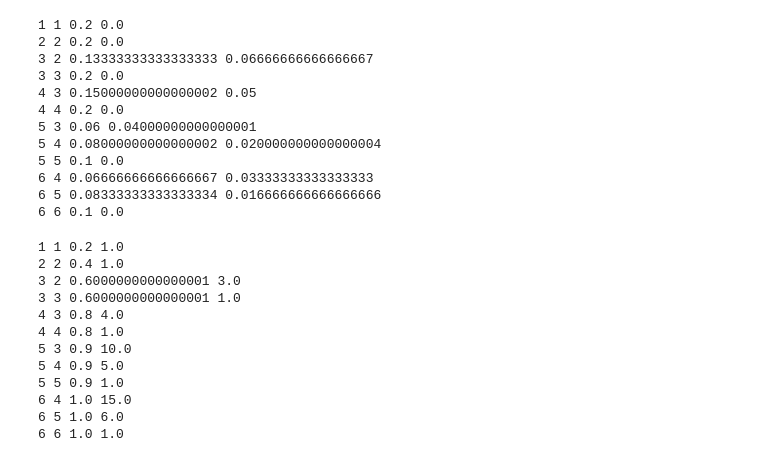
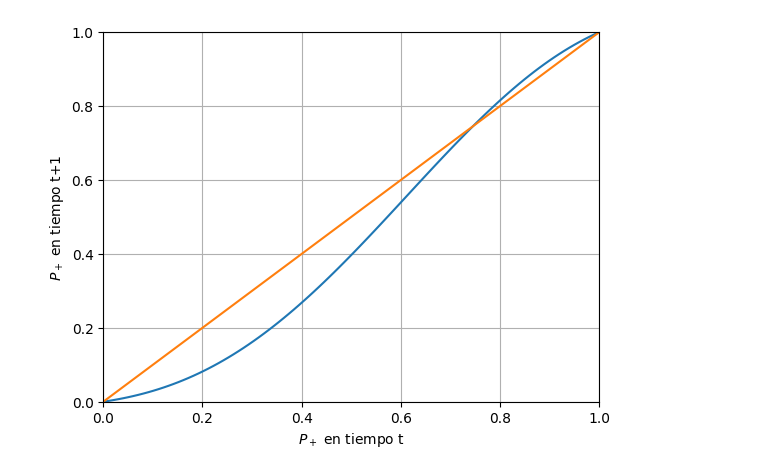
Before and after one commit to spulgares/Sociofisica, a Jupyter notebook: Majority Rule Model/Majority Rule.ipynb, the cells around one changed output. Drawn from its saved outputs; the diff is of its cells as text; code cells hidden in the pictures.

```diff
--- a/Majority Rule Model/Majority Rule.ipynb
+++ b/Majority Rule Model/Majority Rule.ipynb
@@ -55,40 +35,24 @@ def test(L, *args):
+# %%
+def plotter(L,*args):
+    P0=np.linspace(0,1,100)
+    total_sum_values=[]
+    for item in P0:
+        try:
+            sum_i, total_sum = test(L, item, *args)
+            total_sum_values.append(total_sum)
+        except:
+            print('')
+            break
+    if len(total_sum_values)!=0:
+        plt.plot(P0,total_sum_values)
+        plt.plot(P0,P0)
+        plt.xlabel(r'$P_+$ en tiempo t')
+        plt.ylabel(r'$P_+$ en tiempo t+1')
+        plt.xlim(0, 1)
+        plt.ylim(0,1)
+        plt.grid(True)
+        plt.show()
 # %%
-test(6, 0.2,0.2,0.2,0.2,0.1,0.1)
+plotter(6,0.2,0.2,0.2,0.2,0.1,0.1)
 # %% [output]
-1 1 0.2 0.0
-2 2 0.2 0.0
-3 2 0.13333333333333333 0.06666666666666667
-3 3 0.2 0.0
-4 3 0.15000000000000002 0.05
-4 4 0.2 0.0
-5 3 0.06 0.04000000000000001
-5 4 0.08000000000000002 0.020000000000000004
-5 5 0.1 0.0
-6 4 0.06666666666666667 0.03333333333333333
-6 5 0.08333333333333334 0.016666666666666666
-6 6 0.1 0.0
+[figure, added]
-# %%
-args= [0.2,0.2,0.2,0.2,0.1,0.1]
-res=[]
-P0=0.5
-for i in range(0,len(args)+1):
-    b=np.sum(args[0:i])
-    for j in range(int(np.floor((i/2)+1)),i+1):
-        C=(np.math.factorial(i))/((np.math.factorial(i-j))*(np.math.factorial(j)))
-        Py=j
-        Pn=i-j
-        C*Py*Pn
-        print(i,j,b,C)
-# %% [output]
-1 1 0.2 1.0
-2 2 0.4 1.0
-3 2 0.6000000000000001 3.0
-3 3 0.6000000000000001 1.0
-4 3 0.8 4.0
-4 4 0.8 1.0
-5 3 0.9 10.0
-5 4 0.9 5.0
-5 5 0.9 1.0
-6 4 1.0 15.0
-6 5 1.0 6.0
-6 6 1.0 1.0
```
Also changed, not shown: parts of 17 cells of this notebook, 1 other file.
